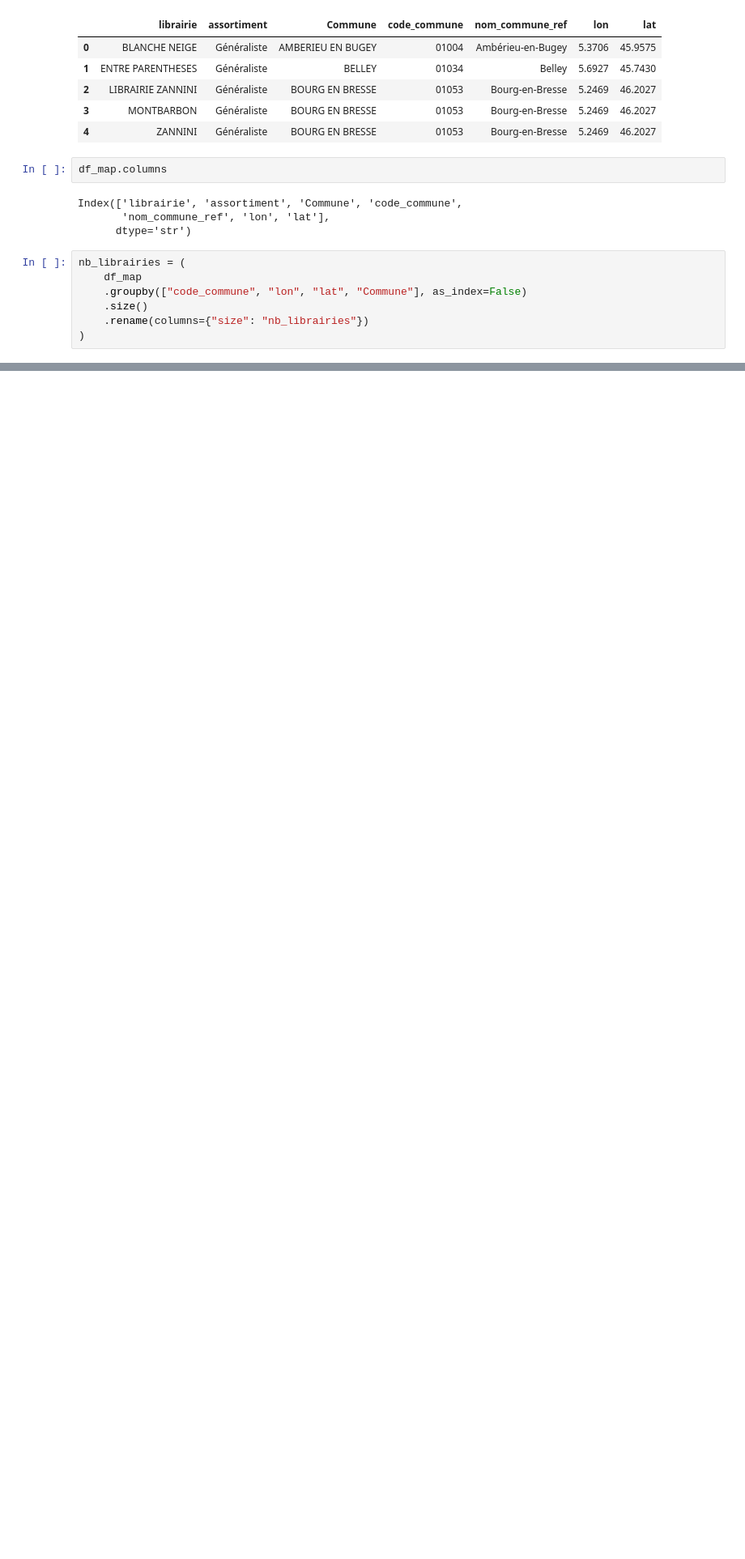
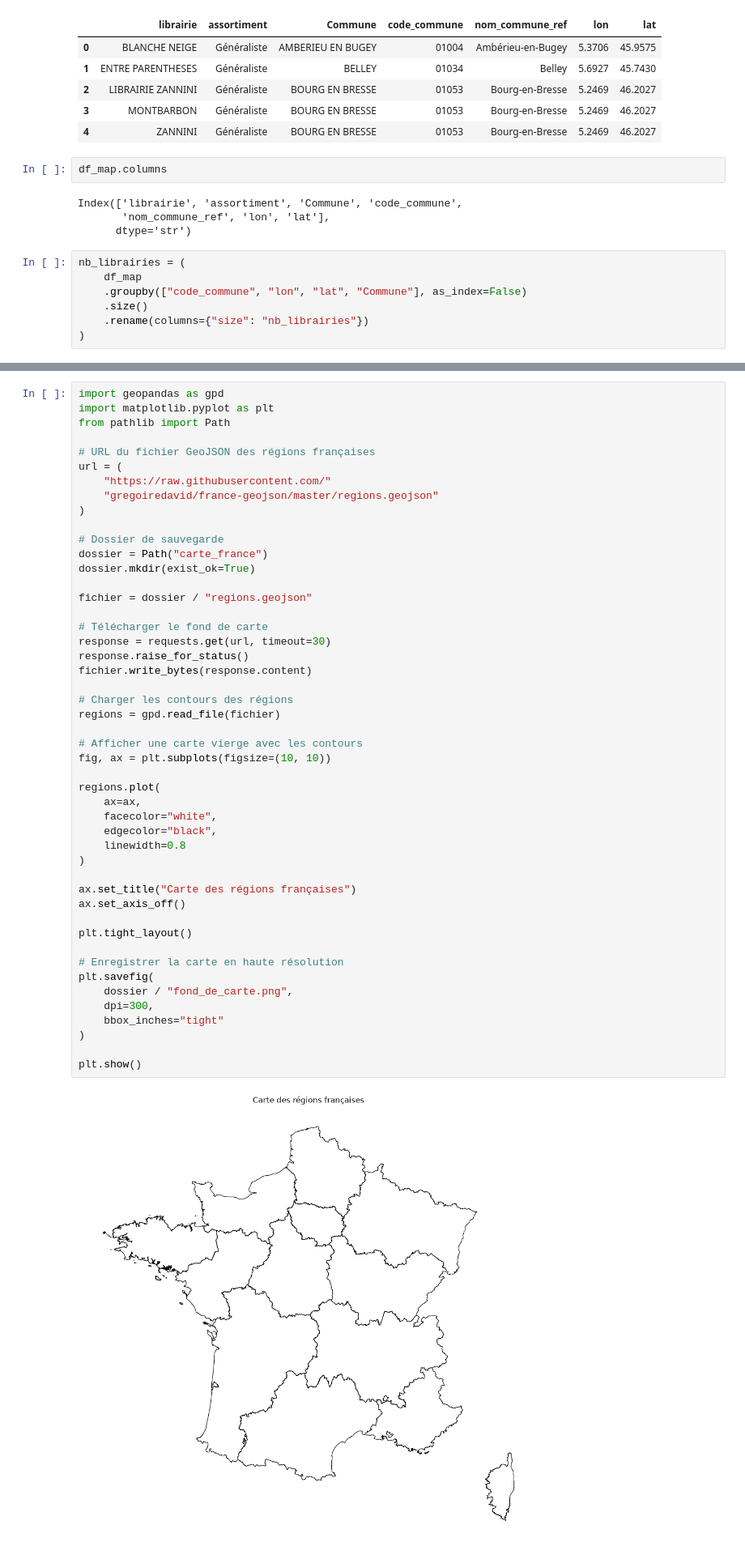
Before and after one commit to Juleslapeuf/donnees_librairies, a Jupyter notebook: maps.ipynb, the cells around one changed output, grey strips where cells are left out. Shown at 81% size. Cells and saved outputs as stored; diff of their text form; blank space fills up the shorter version.

Commit message:
une carte

```diff
--- a/maps.ipynb
+++ b/maps.ipynb
@@ -90,0 +89,50 @@ nb_librairies
+# %%
+import geopandas as gpd
+import matplotlib.pyplot as plt
+from pathlib import Path
+
+# URL du fichier GeoJSON des régions françaises
+url = (
+    "https://raw.githubusercontent.com/"
+    "gregoiredavid/france-geojson/master/regions.geojson"
+)
+
+# Dossier de sauvegarde
+dossier = Path("carte_france")
+dossier.mkdir(exist_ok=True)
+
+fichier = dossier / "regions.geojson"
+
+# Télécharger le fond de carte
+response = requests.get(url, timeout=30)
+response.raise_for_status()
+fichier.write_bytes(response.content)
+
+# Charger les contours des régions
+regions = gpd.read_file(fichier)
+
+# Afficher une carte vierge avec les contours
+fig, ax = plt.subplots(figsize=(10, 10))
+
+regions.plot(
+    ax=ax,
+    facecolor="white",
+    edgecolor="black",
+    linewidth=0.8
+)
+
+ax.set_title("Carte des régions françaises")
+ax.set_axis_off()
+
+plt.tight_layout()
+
+# Enregistrer la carte en haute résolution
+plt.savefig(
+    dossier / "fond_de_carte.png",
+    dpi=300,
+    bbox_inches="tight"
+)
+
+plt.show()
+# %% [output]
+[figure, added]
```
Also changed, not shown: parts of 3 cells of this notebook, 3 other files.
